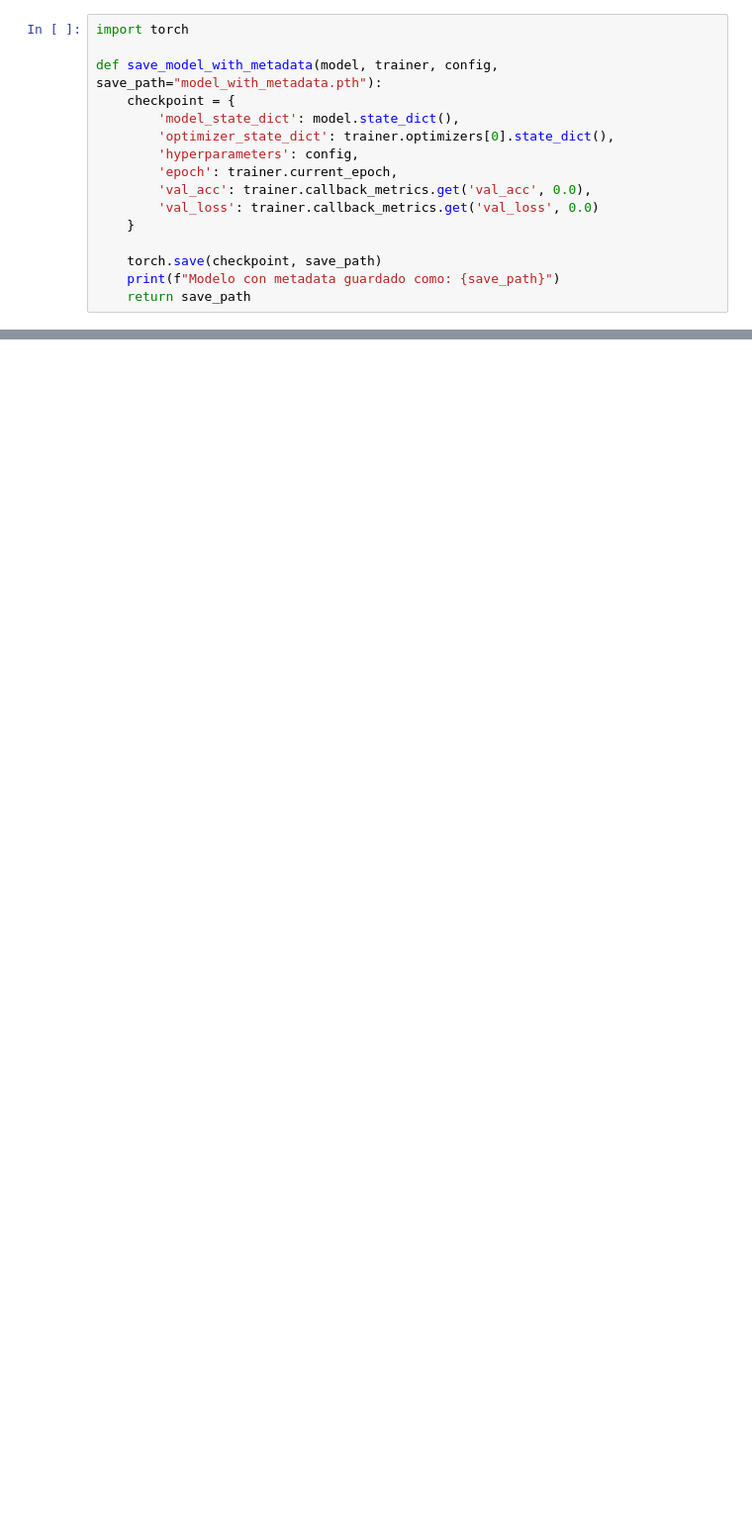
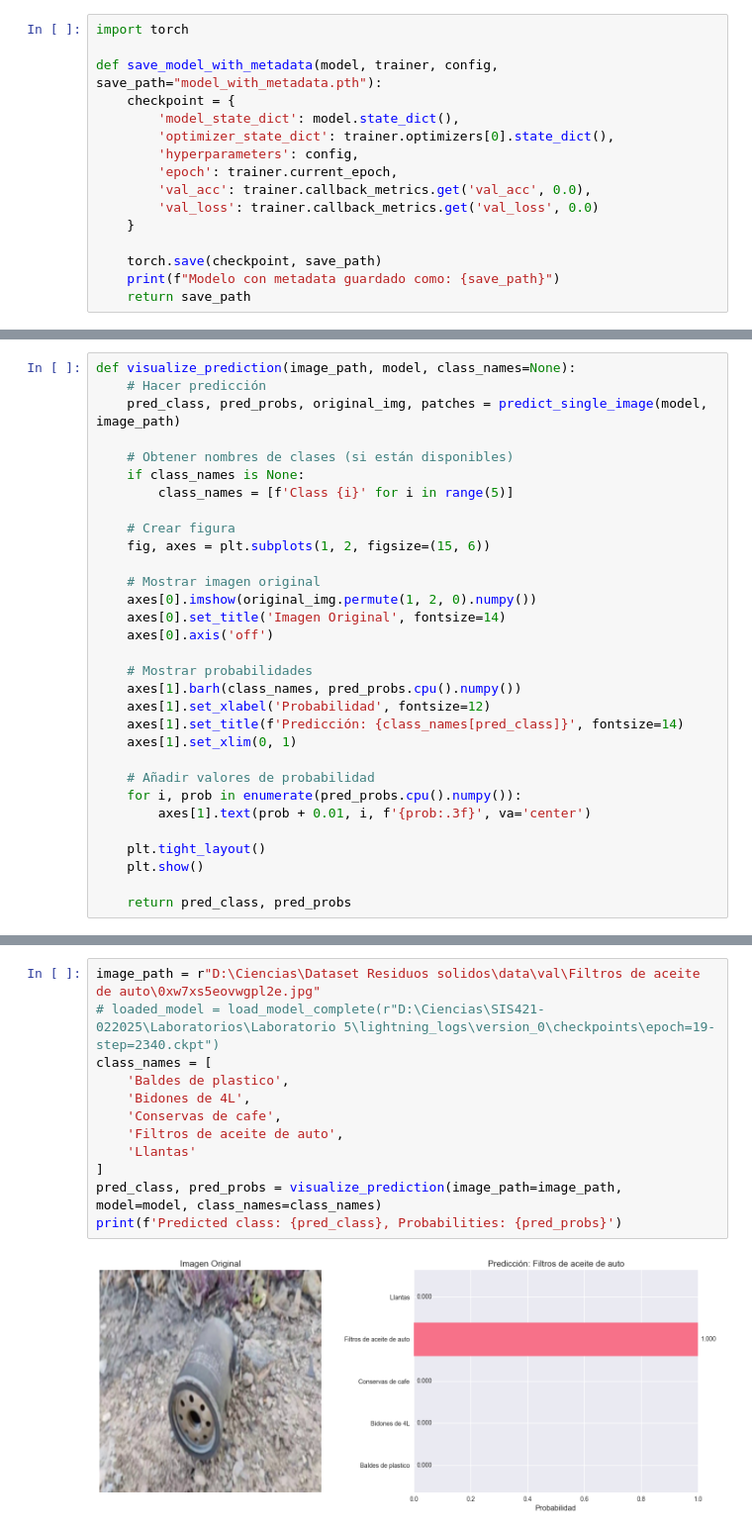
Before and after one commit to bspoloo/SIS421-022025, a Jupyter notebook: Laboratorios/Laboratorio 6/multihead_attention.ipynb, the cells around one changed output, grey strips where cells are left out. Shown at 99% size. Cells and saved outputs as stored; diff of their text form; blank space fills up the shorter version.

```diff
--- a/Laboratorios/Laboratorio 6/multihead_attention.ipynb
+++ b/Laboratorios/Laboratorio 6/multihead_attention.ipynb
@@ -420,0 +633,31 @@ Modelo con metadata guardado como: desechos_model_1.pth
+# %%
+def visualize_prediction(image_path, model, class_names=None):
+    # Hacer predicción
+    pred_class, pred_probs, original_img, patches = predict_single_image(model, image_path)
+
+    # Obtener nombres de clases (si están disponibles)
+    if class_names is None:
+        class_names = [f'Class {i}' for i in range(5)]
+
+    # Crear figura
+    fig, axes = plt.subplots(1, 2, figsize=(15, 6))
+
+    # Mostrar imagen original
+    axes[0].imshow(original_img.permute(1, 2, 0).numpy())
+    axes[0].set_title('Imagen Original', fontsize=14)
+    axes[0].axis('off')
+
+    # Mostrar probabilidades
+    axes[1].barh(class_names, pred_probs.cpu().numpy())
+    axes[1].set_xlabel('Probabilidad', fontsize=12)
+    axes[1].set_title(f'Predicción: {class_names[pred_class]}', fontsize=14)
+    axes[1].set_xlim(0, 1)
+
+    # Añadir valores de probabilidad
+    for i, prob in enumerate(pred_probs.cpu().numpy()):
+        axes[1].text(prob + 0.01, i, f'{prob:.3f}', va='center')
+
+    plt.tight_layout()
+    plt.show()
+
+    return pred_class, pred_probs
@@ -420,0 +759,14 @@ Modelo con metadata guardado como: desechos_model_1.pth
+# %%
+image_path = r"D:\Ciencias\Dataset Residuos solidos\data\val\Filtros de aceite de auto\0xw7xs5eovwgpl2e.jpg"
+# loaded_model = load_model_complete(r"D:\Ciencias\SIS421-022025\Laboratorios\Laboratorio 5\lightning_logs\version_0\checkpoints\epoch=19-step=2340.ckpt")
+class_names = [
+    'Baldes de plastico',
+    'Bidones de 4L',
+    'Conservas de cafe',
+    'Filtros de aceite de auto',
+    'Llantas'
+]
+pred_class, pred_probs = visualize_prediction(image_path=image_path, model=model, class_names=class_names)
+print(f'Predicted class: {pred_class}, Probabilities: {pred_probs}')
+# %% [output]
+[figure, added]
```
Also changed, not shown: parts of 16 cells of this notebook.
